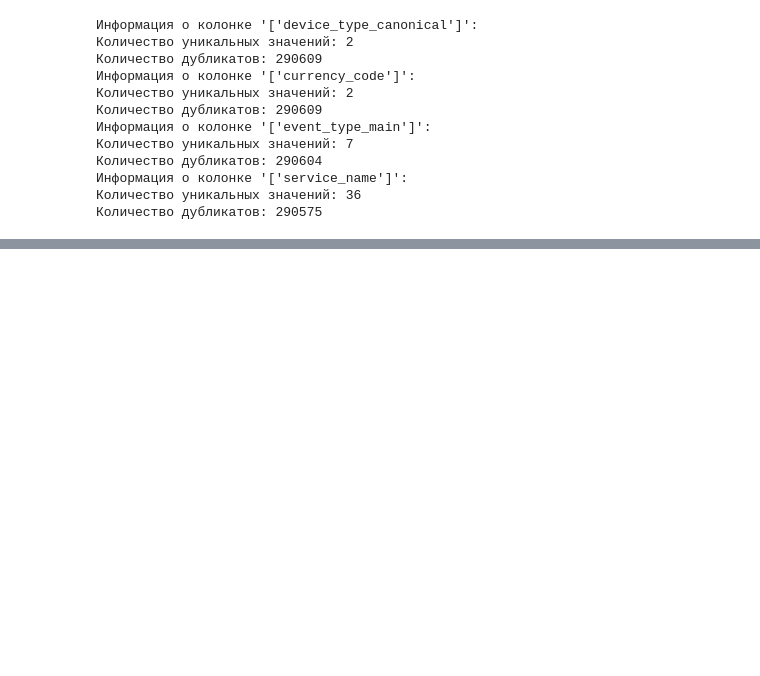
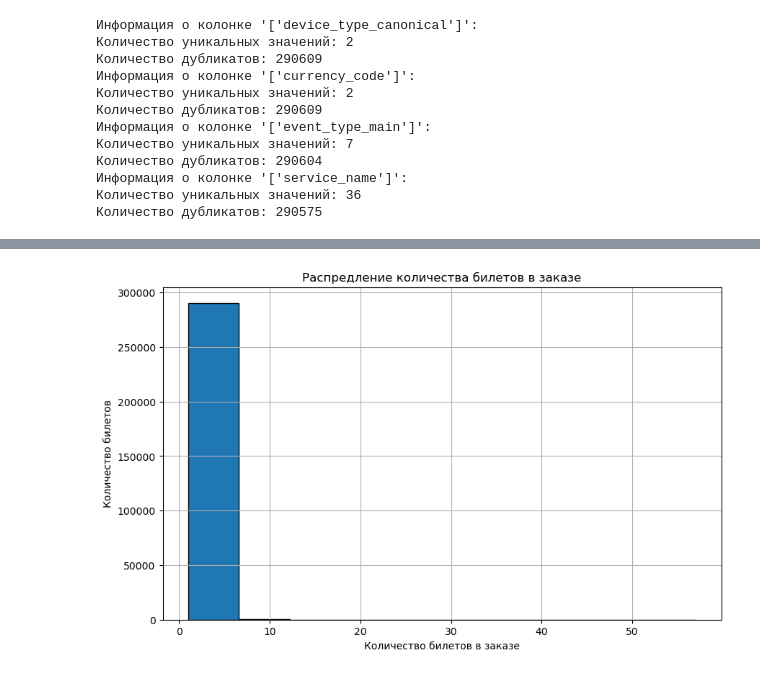
Before and after one commit to denisenkovv/homework, a Jupyter notebook: homework.ipynb, the cells around one changed output, grey strips where cells are left out. Drawn from its saved outputs; the diff is of its cells as text; code cells hidden in the pictures; blank space fills up the shorter version.

```diff
--- a/homework.ipynb
+++ b/homework.ipynb
@@ -380,0 +413,14 @@ for column in columns:
+# %%
+#Визуализация распределения значений в колонке "tickets_count"
+
+plt.figure(figsize=(10,6))
+
+plt.hist(df['tickets_count'], bins=10, edgecolor='black')
+plt.title('Распредление количества билетов в заказе')
+plt.xlabel('Количество билетов в заказе')
+plt.ylabel('Количество билетов')
+
+plt.grid(True)
+plt.show()
+# %% [output]
+[figure, added]
```
Also changed, not shown: parts of 31 cells of this notebook.
